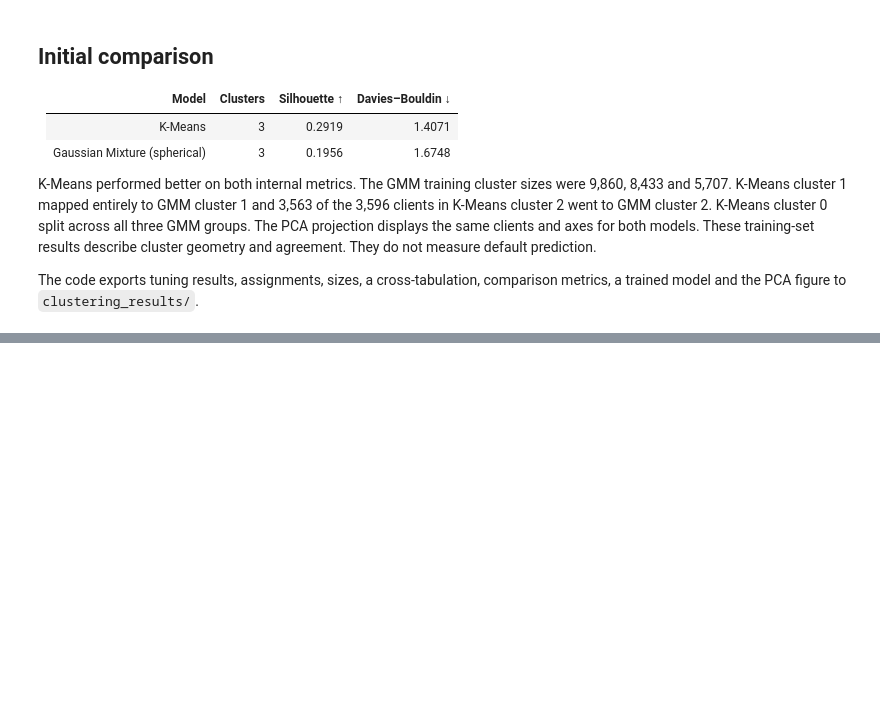
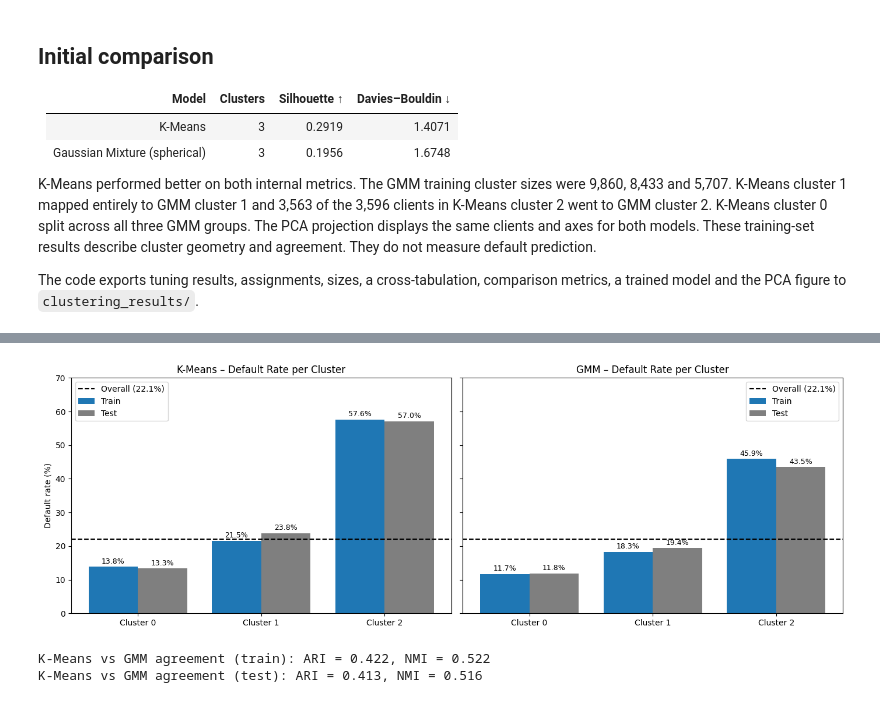
Before and after one commit to r-raghad/SWE485-Project-Group1, a Jupyter notebook: Phase2_Unsupervised_Learning.ipynb, the cells around one changed output, grey strips where cells are left out. Saved outputs shown, nothing was run; the diff lists cells and outputs as text; code cells hidden in the pictures; blank space fills up the shorter version.

```diff
--- a/Phase2_Unsupervised_Learning.ipynb
+++ b/Phase2_Unsupervised_Learning.ipynb
@@ -528,0 +780,30 @@ The code exports tuning results, assignments, sizes, a cross-tabulation, compari
+# %%
+# default rate per cluster for both algorithms, train and test
+fig, axes = plt.subplots(1, 2, figsize=(14, 4.8), sharey=True)
+for ax, (alg, col) in zip(axes, algorithms.items()):
+    rates = df.groupby([col, "split"])[TARGET].mean().unstack()[["train", "test"]] * 100
+    x = np.arange(len(rates))
+    ax.bar(x - 0.2, rates["train"], 0.4, label="Train", color="tab:blue")
+    ax.bar(x + 0.2, rates["test"], 0.4, label="Test", color="tab:gray")
+    for i in range(len(rates)):
+        ax.text(i - 0.2, rates["train"].iloc[i] + 1, f"{rates['train'].iloc[i]:.1f}%", ha="center", fontsize=9)
+        ax.text(i + 0.2, rates["test"].iloc[i] + 1, f"{rates['test'].iloc[i]:.1f}%", ha="center", fontsize=9)
+    ax.axhline(overall_rate * 100, linestyle="--", color="black", label=f"Overall ({overall_rate:.1%})")
+    ax.set_xticks(x, [f"Cluster {c}" for c in rates.index])
+    ax.set_title(f"{alg} – Default Rate per Cluster")
+    ax.set_ylim(0, 70)
+    ax.legend()
+axes[0].set_ylabel("Default rate (%)")
+plt.tight_layout()
+plt.savefig(PLOTS_DIR / "eval_default_rate_per_cluster.png", dpi=150, bbox_inches="tight")
+plt.show()
+
+# agreement between the two algorithms
+for split_name, part in [("train", train), ("test", test)]:
+    print(f"K-Means vs GMM agreement ({split_name}): ARI = "
+          f"{adjusted_rand_score(part.kmeans_cluster, part.gmm_cluster):.3f}, "
+          f"NMI = {normalized_mutual_info_score(part.kmeans_cluster, part.gmm_cluster):.3f}")
+# %% [output]
+[figure, added]
+K-Means vs GMM agreement (train): ARI = 0.422, NMI = 0.522
+K-Means vs GMM agreement (test): ARI = 0.413, NMI = 0.516
```
Also changed, not shown: parts of 39 cells of this notebook, 12 other files.
